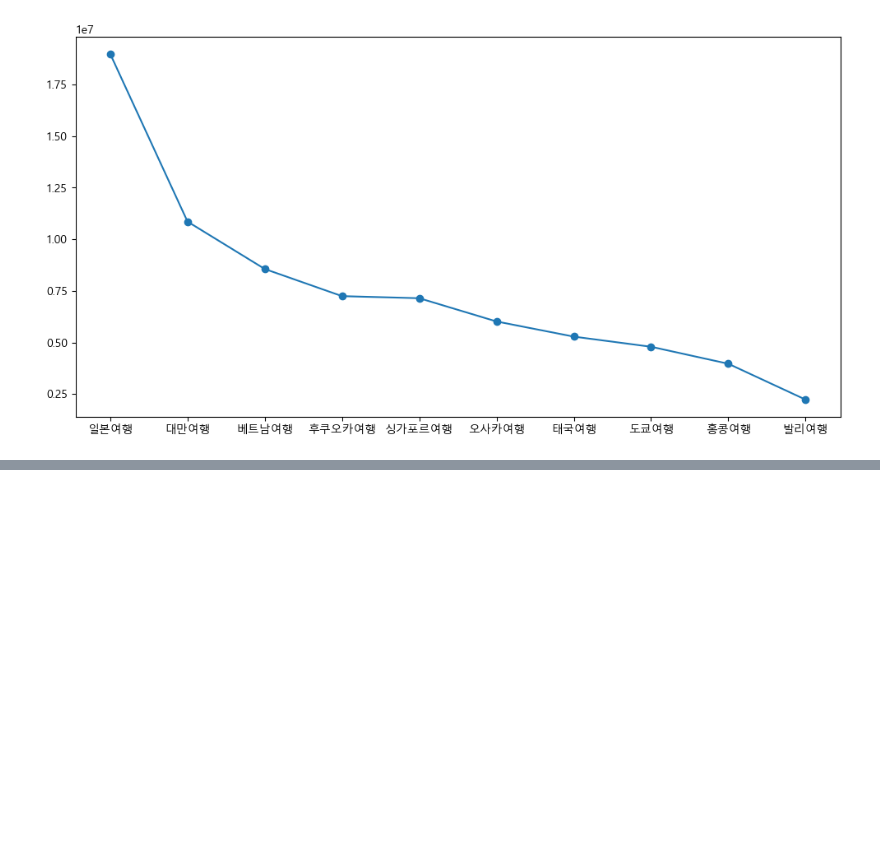
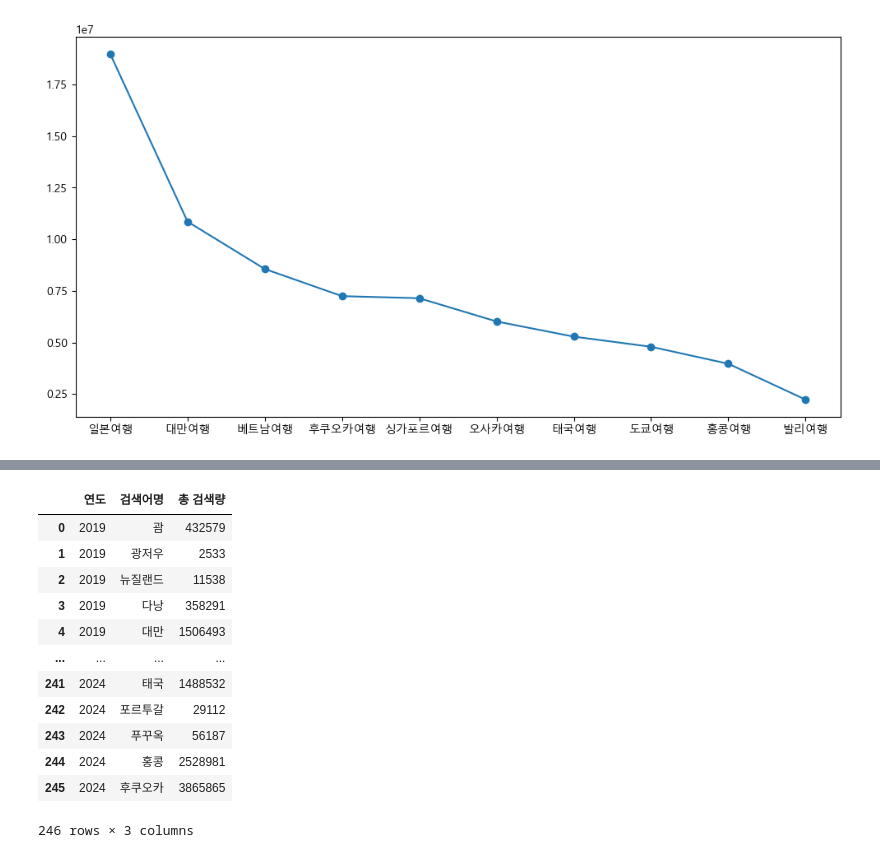
Before and after one commit to choeyeonu2411/travel-app, a Jupyter notebook: travel.ipynb, the cells around one changed output, grey strips where cells are left out. Drawn from its saved outputs; the diff is of its cells as text; code cells hidden in the pictures; blank space fills up the shorter version.

```diff
--- a/travel.ipynb
+++ b/travel.ipynb
@@ -263,0 +265,22 @@ plt.show()
+# %%
+df['검색어명'] = df['검색어명'].str[:-2]
+# %%
+df=df.groupby(['연도','검색어명'])[['총 검색량']].sum().reset_index()
+# %%
+df=df[df['연도']<'2025']
+# %%
+df
+# %% [output]
+|  | 연도 | 검색어명 | 총 검색량 |
+| 0 | 2019 | 괌 | 432579 |
+| 1 | 2019 | 광저우 | 2533 |
+| 2 | 2019 | 뉴질랜드 | 11538 |
+| 3 | 2019 | 다낭 | 358291 |
+| 4 | 2019 | 대만 | 1506493 |
+| ... | ... | ... | ... |
+| 241 | 2024 | 태국 | 1488532 |
+| 242 | 2024 | 포르투갈 | 29112 |
+| 243 | 2024 | 푸꾸옥 | 56187 |
+| 244 | 2024 | 홍콩 | 2528981 |
+| 245 | 2024 | 후쿠오카 | 3865865 |
+246 rows × 3 columns
```
Also changed, not shown: parts of 24 cells of this notebook, 2 other files.
